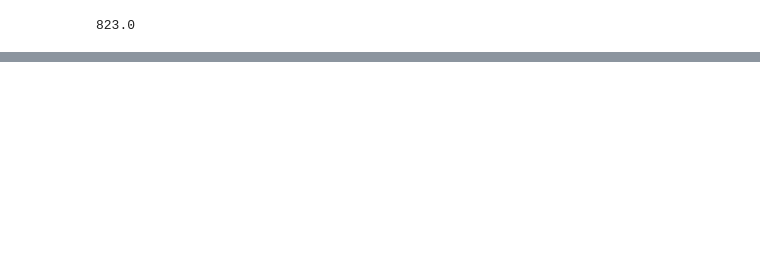
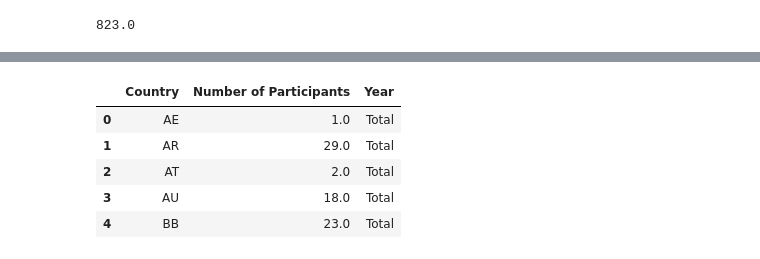
Before and after one commit to charlottegiseleweil/natcap-training-viz, a Jupyter notebook: Preprocessing/Processing.ipynb, the cells around one changed output, grey strips where cells are left out. Cells and saved outputs as stored; diff of their text form; code cells hidden in the pictures; blank space fills up the shorter version.

```diff
--- a/Preprocessing/Processing.ipynb
+++ b/Preprocessing/Processing.ipynb
@@ -263,0 +276,11 @@ attendanceTD
+# %%
+total = data[['Country', 'Number of Participants']].groupby('Country').sum().reset_index()
+total.loc[:, 'Year'] = 'Total'
+total.head()
+# %% [output]
+|  | Country | Number of Participants | Year |
+| 0 | AE | 1.0 | Total |
+| 1 | AR | 29.0 | Total |
+| 2 | AT | 2.0 | Total |
+| 3 | AU | 18.0 | Total |
+| 4 | BB | 23.0 | Total |
```
Also changed, not shown: parts of 6 cells of this notebook, 9 other files.
